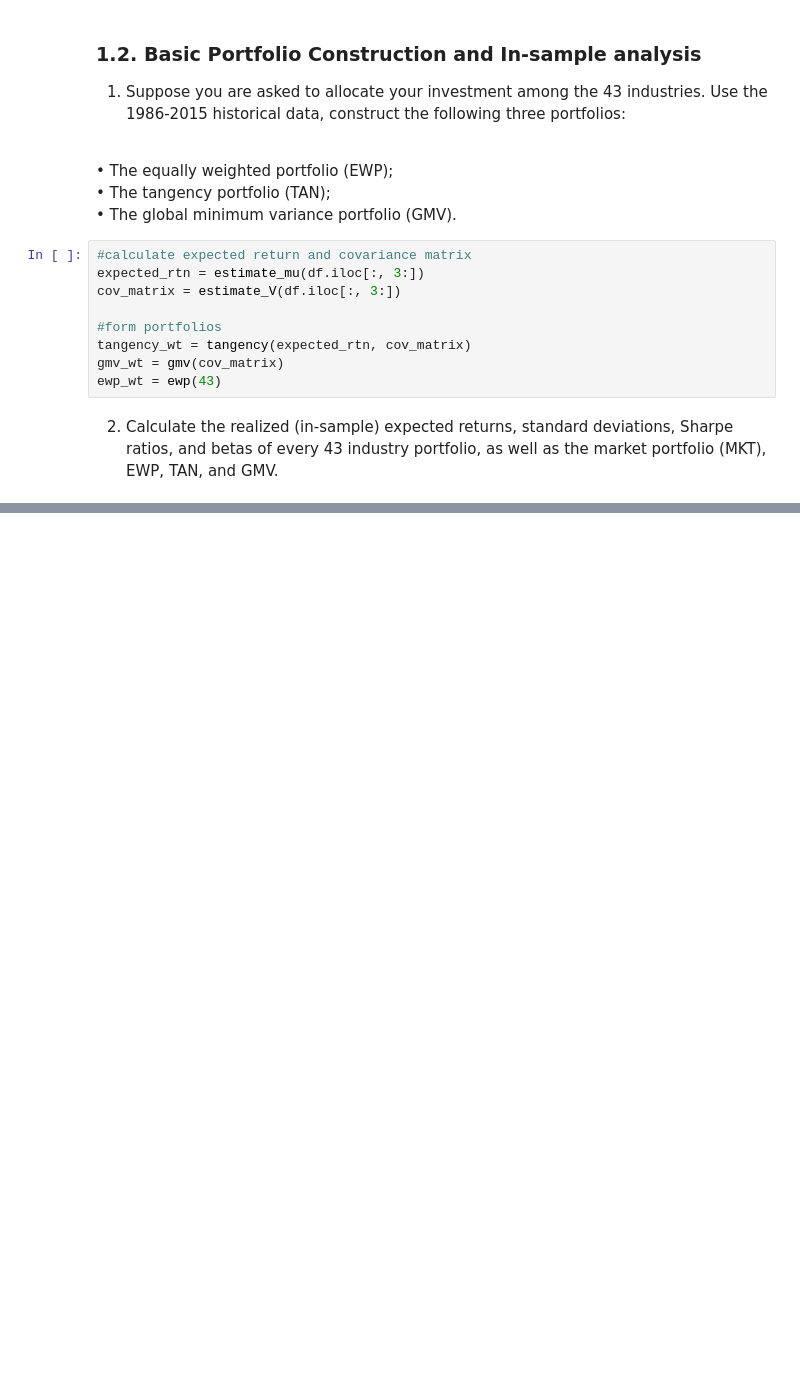
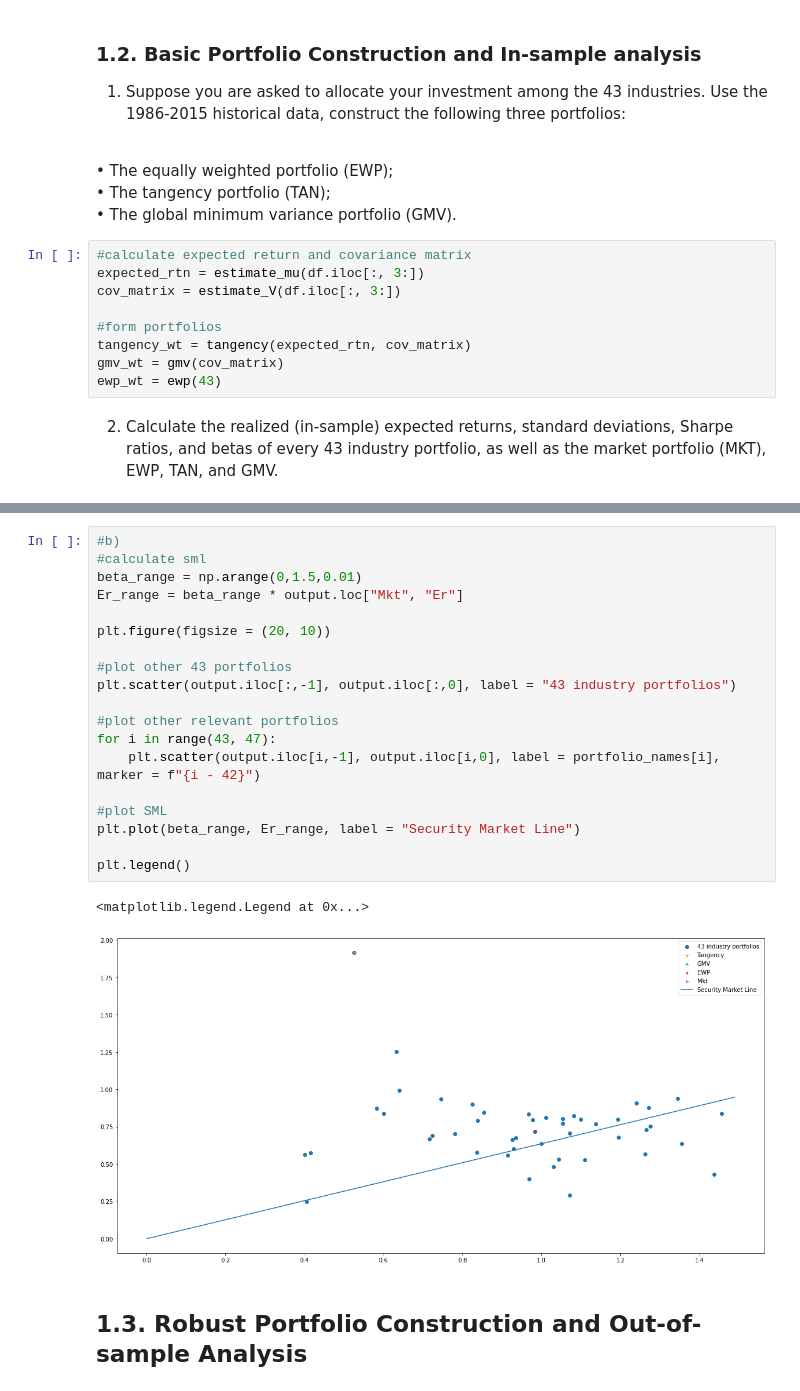
Before and after one commit to legendarycy/DBA3713_G10, a Jupyter notebook: Group Project.ipynb, the cells around one changed output, grey strips where cells are left out. Saved outputs shown, nothing was run; the diff lists cells and outputs as text; blank space fills up the shorter version.

```diff
--- a/Group Project.ipynb
+++ b/Group Project.ipynb
@@ -123,0 +153,24 @@ pd.DataFrame.from_dict(output, orient = 'index', columns = ['Er', 'Sigma', 'Shar
+# %%
+#b)
+#calculate sml
+beta_range = np.arange(0,1.5,0.01)
+Er_range = beta_range * output.loc["Mkt", "Er"]
+
+plt.figure(figsize = (20, 10))
+
+#plot other 43 portfolios
+plt.scatter(output.iloc[:,-1], output.iloc[:,0], label = "43 industry portfolios")
+
+#plot other relevant portfolios
+for i in range(43, 47):
+    plt.scatter(output.iloc[i,-1], output.iloc[i,0], label = portfolio_names[i], marker = f"{i - 42}")
+
+#plot SML
+plt.plot(beta_range, Er_range, label = "Security Market Line")
+
+plt.legend()
+# %% [output]
+<matplotlib.legend.Legend at 0x...>
+[figure, added]
+# %% [markdown]
+## 1.3.  Robust Portfolio Construction and Out-of-sample Analysis
```
Also changed, not shown: parts of 25 cells of this notebook.
